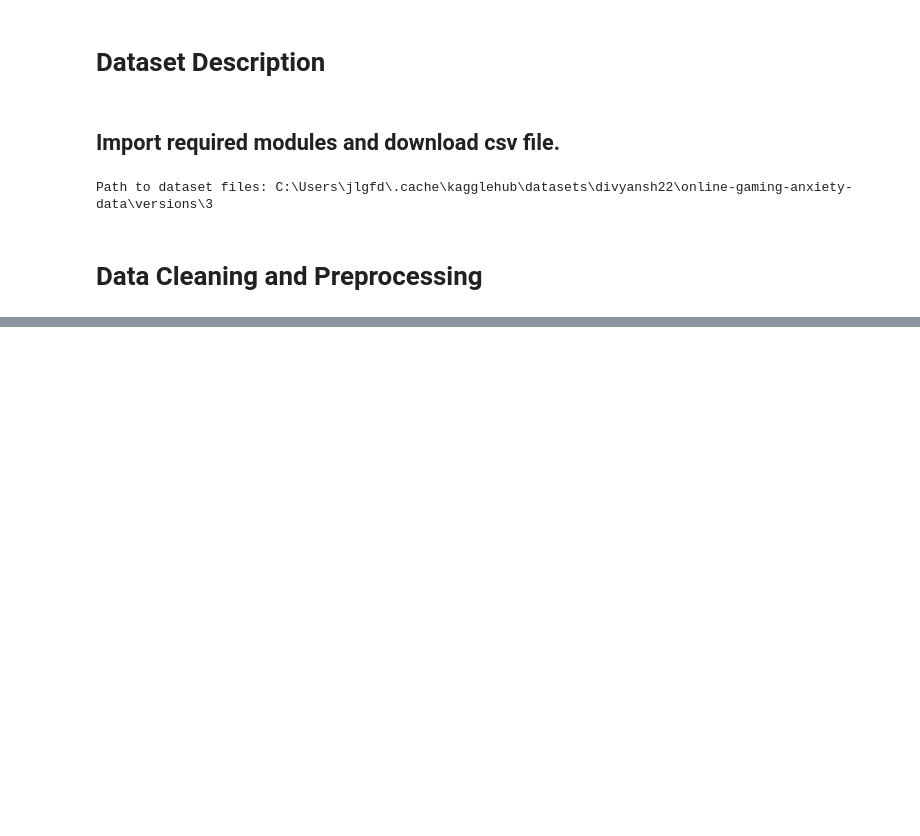
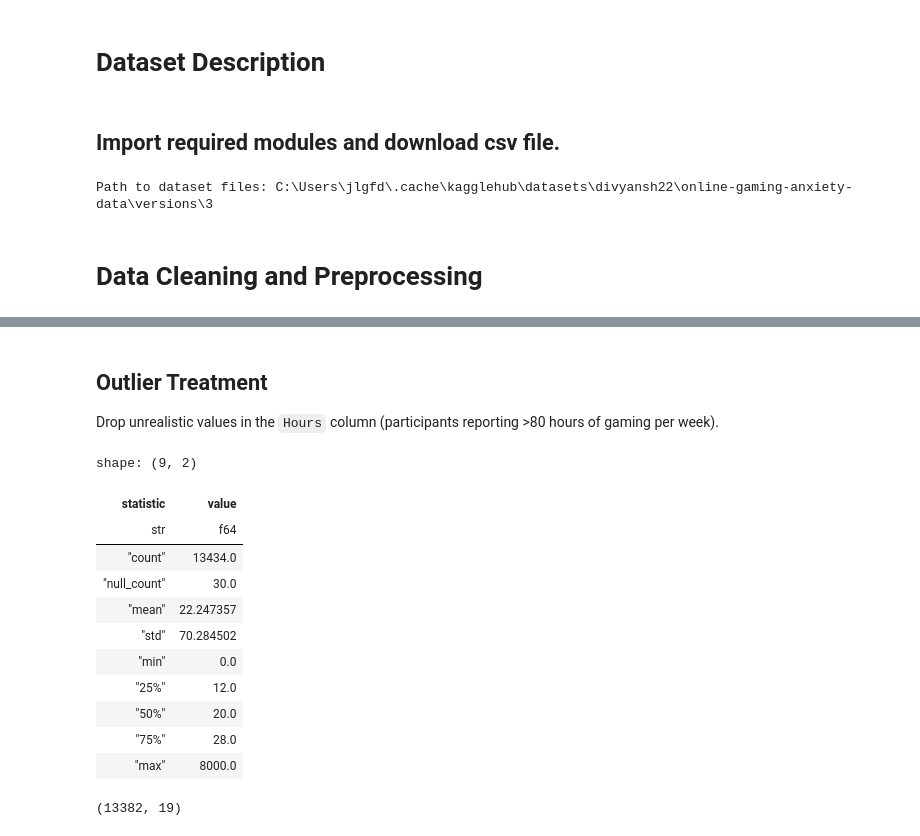
Before and after one commit to JeanLucGaffud/Statistical-Modeling-and-Simulation-Project, a Jupyter notebook: main.ipynb, the cells around one changed output, grey strips where cells are left out. Drawn from its saved outputs; the diff is of its cells as text; code cells hidden in the pictures; blank space fills up the shorter version.

```diff
--- a/main.ipynb
+++ b/main.ipynb
@@ -61,0 +51,24 @@ shape: (5,)
+# %% [markdown]
+## Outlier Treatment
+
+Drop unrealistic values in the `Hours` column (participants reporting >80 hours of gaming per week).
+# %%
+df_clean["Hours"].describe()
+# %% [output]
+shape: (9, 2)
+| statistic | value |
+| str | f64 |
+| "count" | 13434.0 |
+| "null_count" | 30.0 |
+| "mean" | 22.247357 |
+| "std" | 70.284502 |
+| "min" | 0.0 |
+| "25%" | 12.0 |
+| "50%" | 20.0 |
+| "75%" | 28.0 |
+| "max" | 8000.0 |
+# %%
+df_clean = df_clean.filter(pl.col("Hours") <= 80)
+df_clean.shape
+# %% [output]
+(13382, 19)
```
Also changed, not shown: parts of 17 cells of this notebook.
